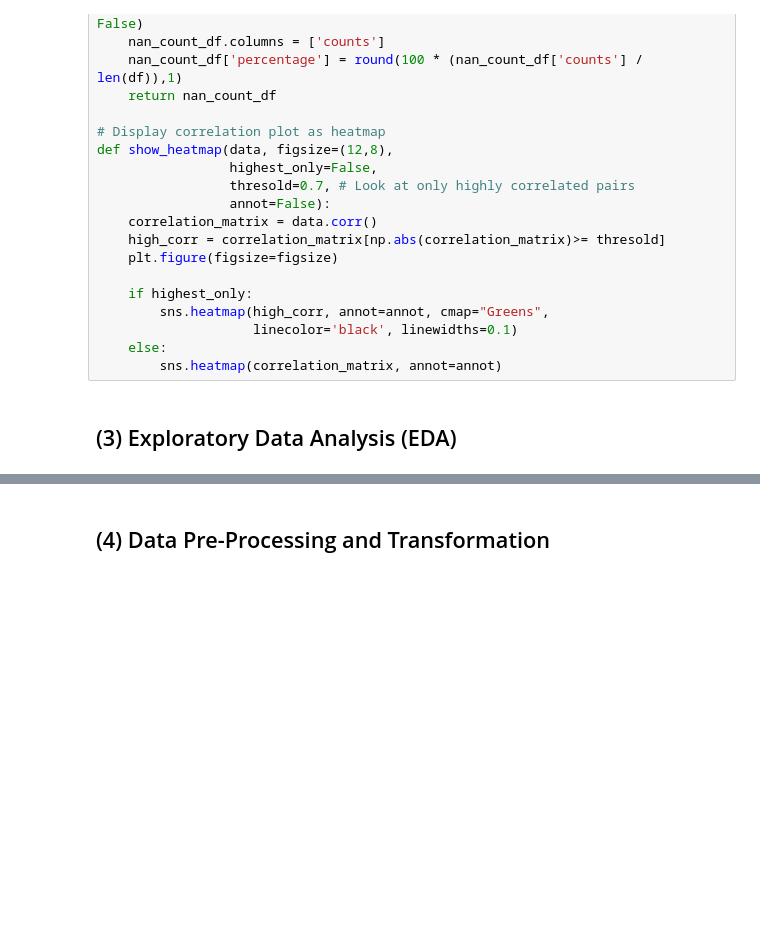
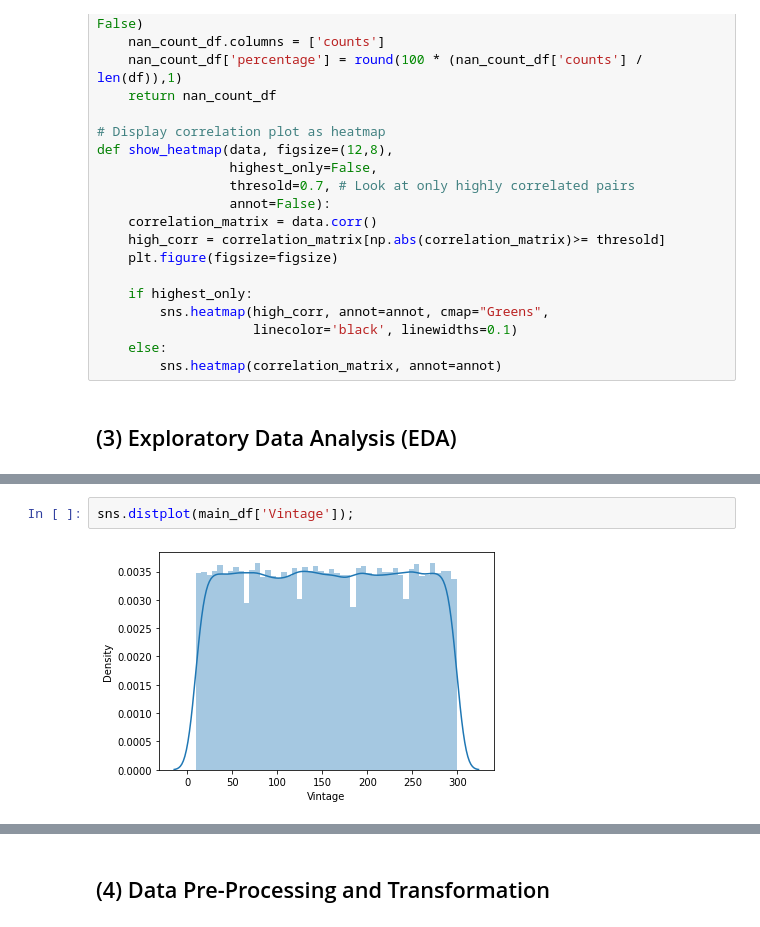
Before and after one commit to aminbenmansour/e2e-insurance-cross-sell-prediction-automl, a Jupyter notebook: 01_EDA_and_Data_PreProcessing.ipynb, the cells around one changed output, grey strips where cells are left out. Drawn from its saved outputs; the diff is of its cells as text; blank space fills up the shorter version.

```diff
--- a/01_EDA_and_Data_PreProcessing.ipynb
+++ b/01_EDA_and_Data_PreProcessing.ipynb
@@ -130,0 +215,4 @@ def show_heatmap(data, figsize=(12,8),
+# %%
+sns.distplot(main_df['Vintage']);
+# %% [output]
+[figure, added]
```
Also changed, not shown: parts of 15 cells of this notebook.
